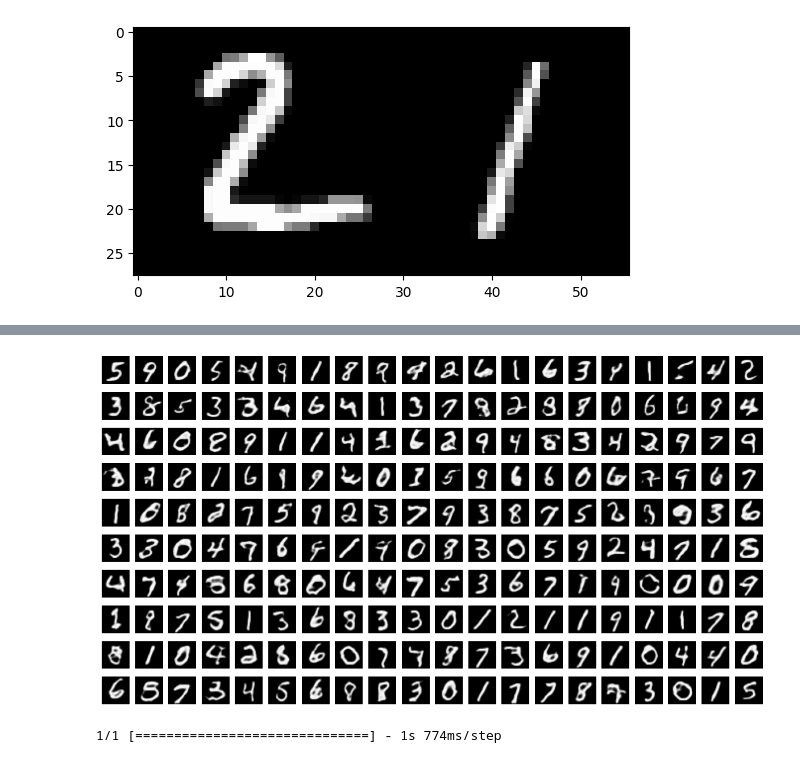
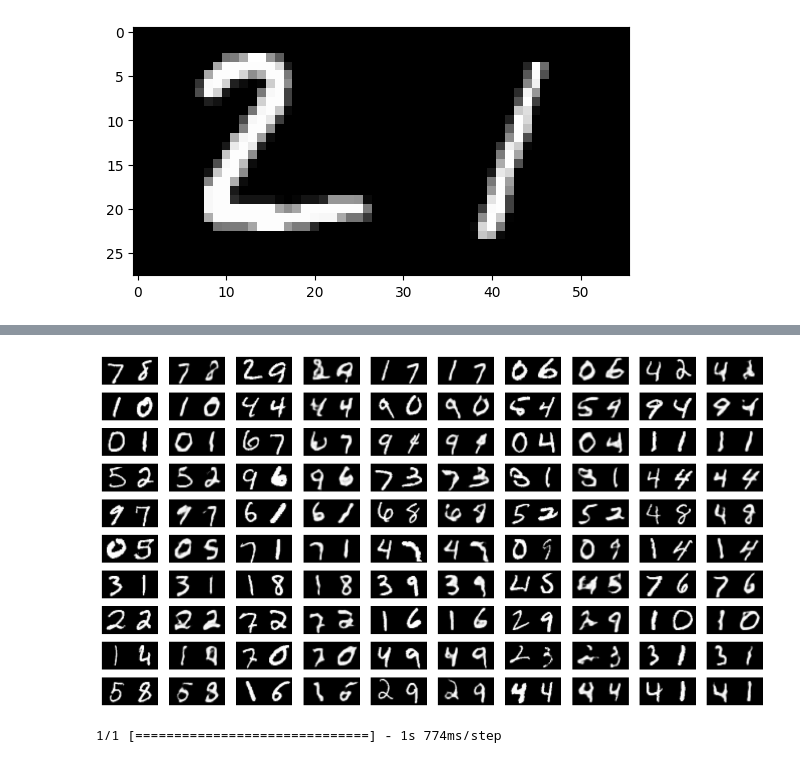
Before and after one commit to ZahraFayyaz/2021-bordeaux-ODD, a Jupyter notebook: Markus.ipynb, the cells around one changed output, grey strips where cells are left out. Cells and saved outputs as stored; diff of their text form; code cells hidden in the pictures.

```diff
--- a/Markus.ipynb
+++ b/Markus.ipynb
@@ -183,7 +183,7 @@ Test data shape: (20000, 7, 14, 64)
 # %% [markdown]
 # Mask training data
 # %%
-mask_perc = 0.3
+mask_perc = 0.4
 mask_token = 0  # does 0 make sense?
 
 mask_train = np.random.default_rng().choice([True, False], size=(n_train_samples, n_tokens), p=[mask_perc, 1 - mask_perc])
@@ -236,7 +236,7 @@ Your runtime has 54.8 gigabytes of available RAM
 You are using a high-RAM runtime!
 # %%
 d_batch = 256
-n_epochs = 100
+n_epochs = 5
 n_warmup_epochs = 10
 lr = 0.001
 
@@ -287,5 +308,7 @@ model.summary()
 # %% [markdown]
 # Train
+# %%
+model.load_weights('/content/drive/MyDrive/markus2')
 # %%
 weights_file_name = 'distilBERT_weights_conditional'
 checkpoint_dir_name = 'mdl_checkpoints'
@@ -699,3 +657,34 @@ decode(tzq,codes_sampler,x_train[:100,:,:,0], 100,10,10)
+# %%
+def decode(codes, codes_sampler,all_x_test, size, n_row, n_col):
+    """plot decoded codes"""
+    n = n_col * n_row
+    codes1=codes[:,:,:7]
+    codes2=codes[:,:,7:]
+    zq1 = codes_sampler(codes1)
+    zq2 = codes_sampler(codes2)
+    decoded1 = decoder.predict(zq1, steps=1)
+    decoded2 = decoder.predict(zq2, steps=1)
+    plt.figure(figsize=(15, 8))
+    for i in range(n):
+        plt.subplot(n_row, 4 * n_col, 4 * i + 1)
+        plt.imshow(all_x_test[i,:,:28,0], cmap='gray')
+        plt.axis('off')
+        plt.subplot(n_row, 4 * n_col, 4 * i + 2)
+        plt.imshow(all_x_test[i,:,28:,0], cmap='gray')
+        plt.axis('off')
+        plt.subplot(n_row, 4 * n_col, 4 * i + 3)
+        plt.imshow(decoded1[i,:,:,0], cmap='gray')
+        plt.axis('off')
+        plt.subplot(n_row, 4 * n_col, 4 * i + 4)
+        plt.imshow(decoded2[i,:,:,0], cmap='gray')
+        plt.axis('off')
+    plt.show()
+
+
+tzq= most_probable
+tzq= tzq[:,:98].reshape([n_rec,7,14])
+
+decode(tzq,codes_sampler,all_x_test[:100,:,:,:], 100,10,5)
 # %%
 ## print train data
 n_rec = 100 #n_test_samples
@@ -720,16 +709,16 @@ def decode(codes, codes_sampler,x_test, size, n_row, n_col):
     plt.figure(figsize=(15, 8))
     for i in range(n):
         plt.subplot(n_row, 2 * n_col, 2 * i + 1)
-        plt.imshow(decoded1[i,:,:,0], cmap='gray')
+        plt.imshow(all_x_test[i], cmap='gray')
         plt.axis('off')
         plt.subplot(n_row, 2 * n_col, 2 * i + 2)
-        plt.imshow(decoded2[i,:,:,0], cmap='gray')
+        plt.imshow(np.concatenate((decoded1[i,:,:,0],decoded2[i,:,:,0]), axis=1), cmap='gray')
         plt.axis('off')
     plt.show()
 
 
-tzq= most_probable_train
+tzq= most_probable
 tzq= tzq[:,:98].reshape([n_rec,7,14])
 
-decode(tzq,codes_sampler,x_train[:100,:,:,0], 100,10,10)
+decode(tzq,codes_sampler,all_x_test[:100,:,:,0], 100,10,5)
 # %% [output]
@@ -738,4 +727,4 @@ decode(tzq,codes_sampler,x_train[:100,:,:,0], 100,10,10)
-[figure, old version]
+[figure, new version]
 # %%
 
 
```
Also changed, not shown: parts of 12 cells of this notebook.
